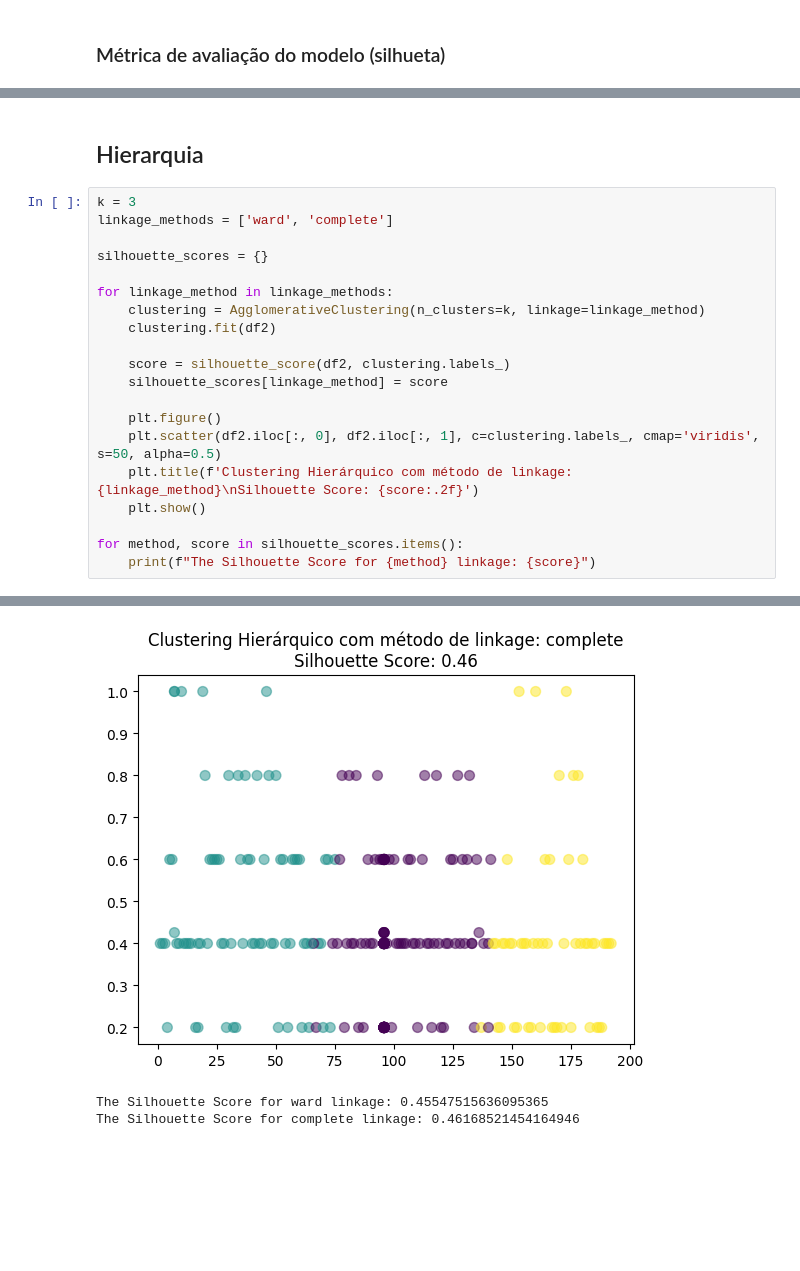
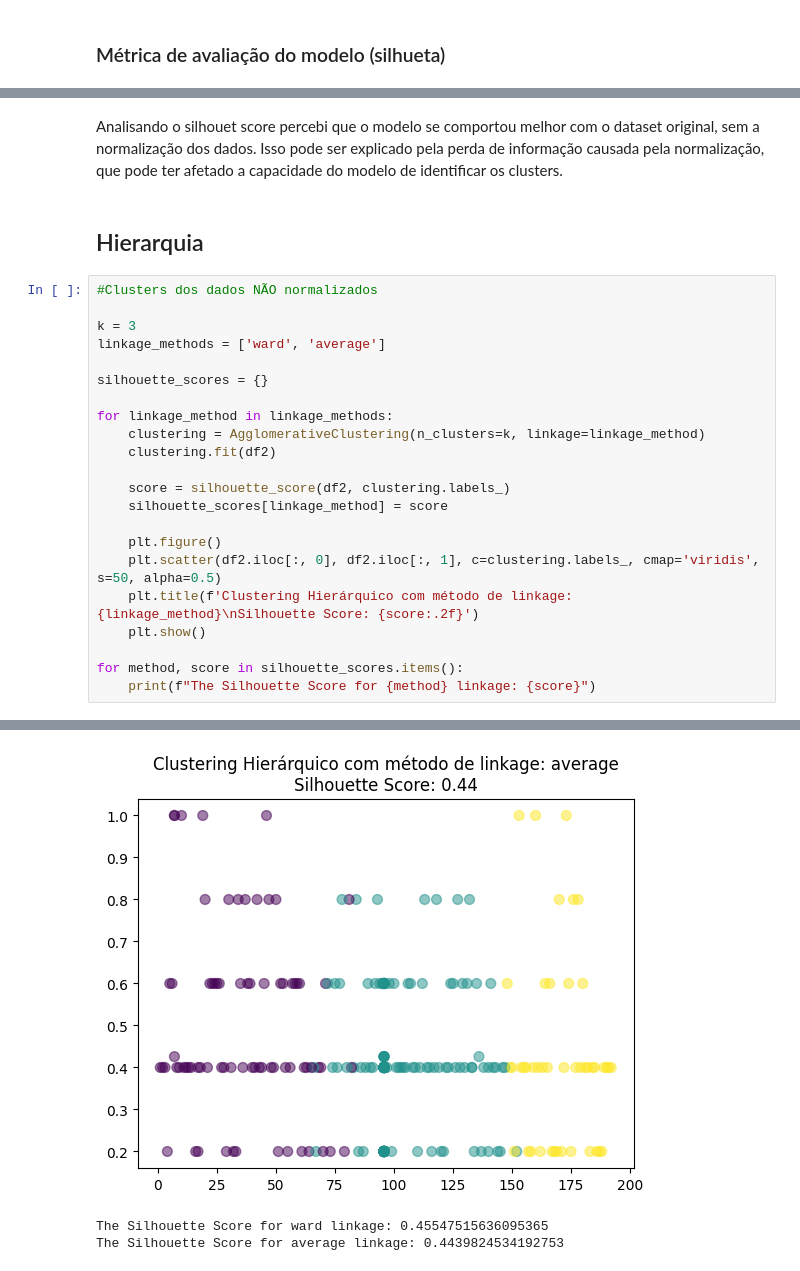
Before and after one commit to felipeduartea/projeto-ia, a Jupyter notebook: Trabalho_IA.ipynb, the cells around one changed output, grey strips where cells are left out. Cells and saved outputs as stored; diff of their text form; blank space fills up the shorter version.

```diff
--- a/Trabalho_IA.ipynb
+++ b/Trabalho_IA.ipynb
@@ -432,28 +559,34 @@ silhouette_score(df_X, kmeans.fit_predict(df_X))
+# %% [markdown]
+Analisando o silhouet score percebi que o modelo se comportou melhor com o dataset original, sem a normalização dos dados.
+Isso pode ser explicado pela perda de informação causada pela normalização, que pode ter afetado a capacidade do modelo
+de identificar os clusters.
 # %% [markdown]
 ## Hierarquia
 # %%
+#Clusters dos dados NÃO normalizados
+
 k = 3
-linkage_methods = ['ward', 'complete']
+linkage_methods = ['ward', 'average']
 
 silhouette_scores = {}
 
 for linkage_method in linkage_methods:
     clustering = AgglomerativeClustering(n_clusters=k, linkage=linkage_method)
     clustering.fit(df2)
 
     score = silhouette_score(df2, clustering.labels_)
     silhouette_scores[linkage_method] = score
 
     plt.figure()
     plt.scatter(df2.iloc[:, 0], df2.iloc[:, 1], c=clustering.labels_, cmap='viridis', s=50, alpha=0.5)
     plt.title(f'Clustering Hierárquico com método de linkage: {linkage_method}\nSilhouette Score: {score:.2f}')
     plt.show()
 
 for method, score in silhouette_scores.items():
     print(f"The Silhouette Score for {method} linkage: {score}")
 # %% [output]
 [figure]
-[figure, old version]
+[figure, new version]
 The Silhouette Score for ward linkage: 0.45547515636095365
-The Silhouette Score for complete linkage: 0.46168521454164946
+The Silhouette Score for average linkage: 0.4439824534192753
 # %%
```
Also changed, not shown: parts of 60 cells of this notebook.
